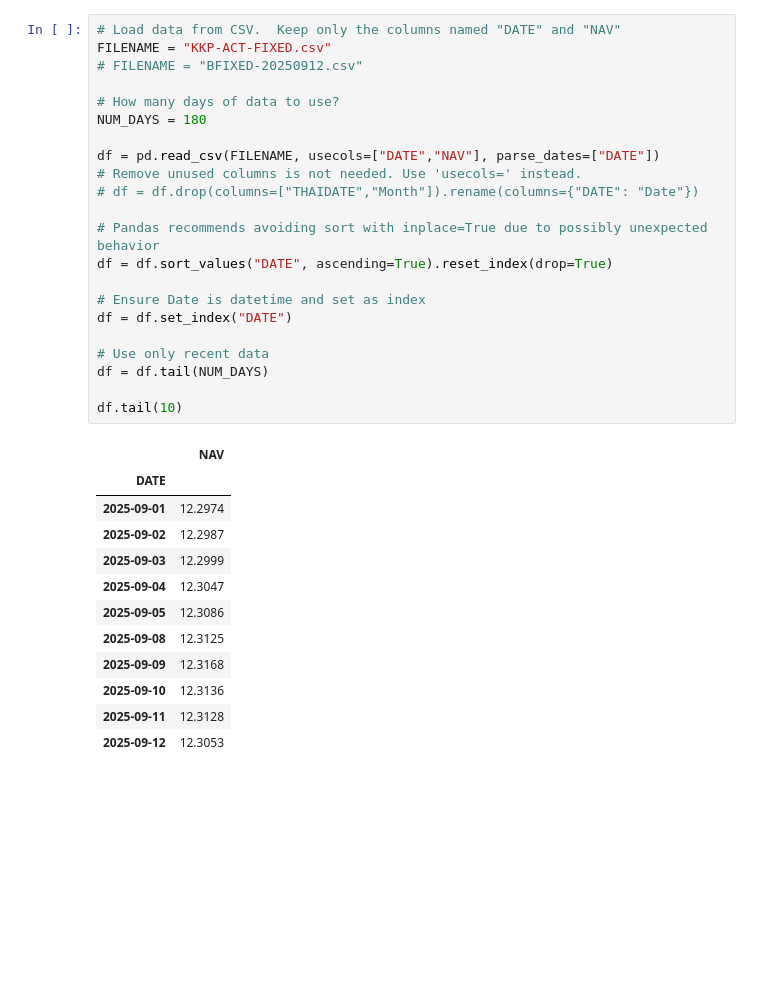
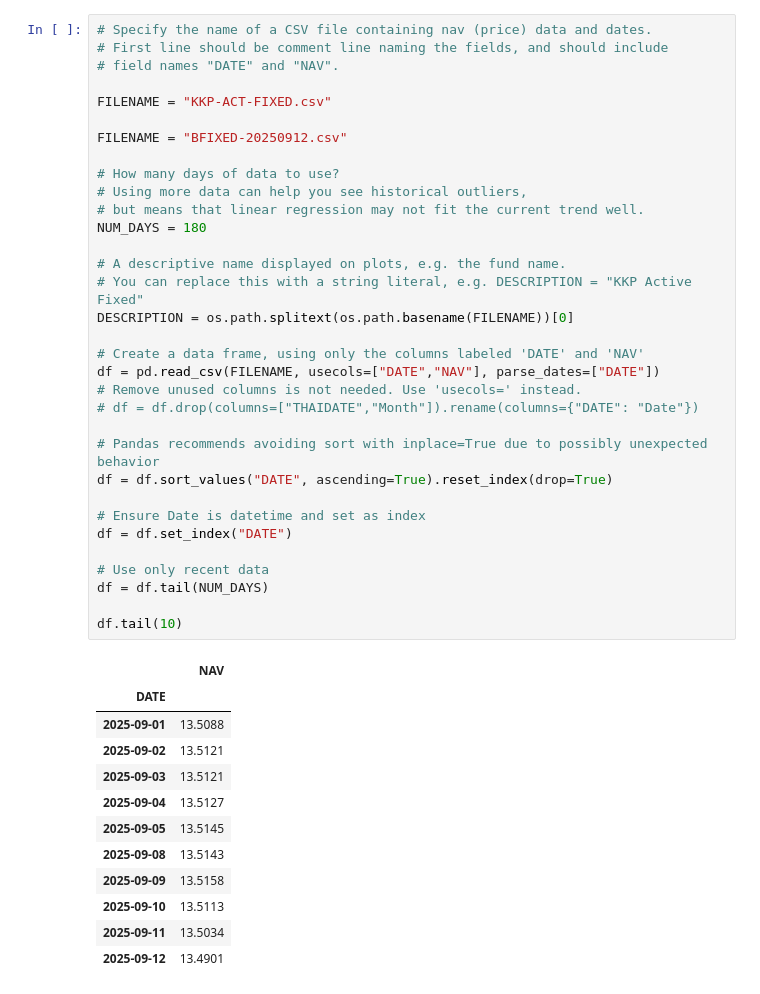
Before and after one commit to jbrucker/mm-analyzer, a Jupyter notebook: mm_trends.ipynb, the cells around one changed output. Saved outputs shown, nothing was run; the diff lists cells and outputs as text; blank space fills up the shorter version.

```diff
--- a/mm_trends.ipynb
+++ b/mm_trends.ipynb
@@ -6,38 +23,49 @@ from sklearn.linear_model import LinearRegression
 # %%
-# Load data from CSV.  Keep only the columns named "DATE" and "NAV"
+# Specify the name of a CSV file containing nav (price) data and dates.
+# First line should be comment line naming the fields, and should include
+# field names "DATE" and "NAV".
+
 FILENAME = "KKP-ACT-FIXED.csv"
-# FILENAME = "BFIXED-20250912.csv"
+
+FILENAME = "BFIXED-20250912.csv"
 
 # How many days of data to use?
+# Using more data can help you see historical outliers,
+# but means that linear regression may not fit the current trend well.
 NUM_DAYS = 180
 
+# A descriptive name displayed on plots, e.g. the fund name.
+# You can replace this with a string literal, e.g. DESCRIPTION = "KKP Active Fixed"
+DESCRIPTION = os.path.splitext(os.path.basename(FILENAME))[0]
+
+# Create a data frame, using only the columns labeled 'DATE' and 'NAV'
 df = pd.read_csv(FILENAME, usecols=["DATE","NAV"], parse_dates=["DATE"])
 # Remove unused columns is not needed. Use 'usecols=' instead.
 # df = df.drop(columns=["THAIDATE","Month"]).rename(columns={"DATE": "Date"})
 
 # Pandas recommends avoiding sort with inplace=True due to possibly unexpected behavior
 df = df.sort_values("DATE", ascending=True).reset_index(drop=True)
 
 # Ensure Date is datetime and set as index
 df = df.set_index("DATE")
 
 # Use only recent data
 df = df.tail(NUM_DAYS)
 
 df.tail(10)
 # %% [output]
 |  | NAV |
 | DATE |  |
-| 2025-09-01 | 12.2974 |
-| 2025-09-02 | 12.2987 |
-| 2025-09-03 | 12.2999 |
-| 2025-09-04 | 12.3047 |
-| 2025-09-05 | 12.3086 |
-| 2025-09-08 | 12.3125 |
-| 2025-09-09 | 12.3168 |
-| 2025-09-10 | 12.3136 |
-| 2025-09-11 | 12.3128 |
-| 2025-09-12 | 12.3053 |
+| 2025-09-01 | 13.5088 |
+| 2025-09-02 | 13.5121 |
+| 2025-09-03 | 13.5121 |
+| 2025-09-04 | 13.5127 |
+| 2025-09-05 | 13.5145 |
+| 2025-09-08 | 13.5143 |
+| 2025-09-09 | 13.5158 |
+| 2025-09-10 | 13.5113 |
+| 2025-09-11 | 13.5034 |
+| 2025-09-12 | 13.4901 |
 # %%
 # Compute the relative price differences including effect of time (number of days between rows).
 # days = df["DATE"].diff().dt.days
```
Also changed, not shown: parts of 7 cells of this notebook, 4 other files.
